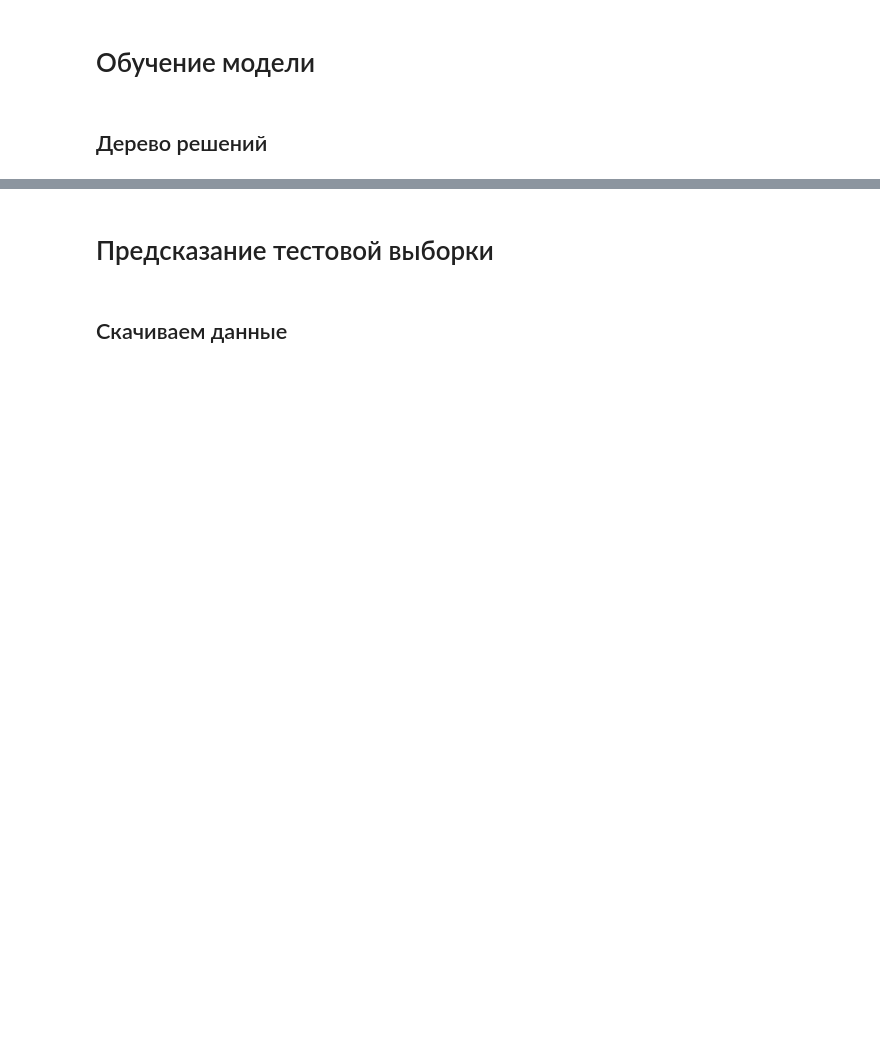
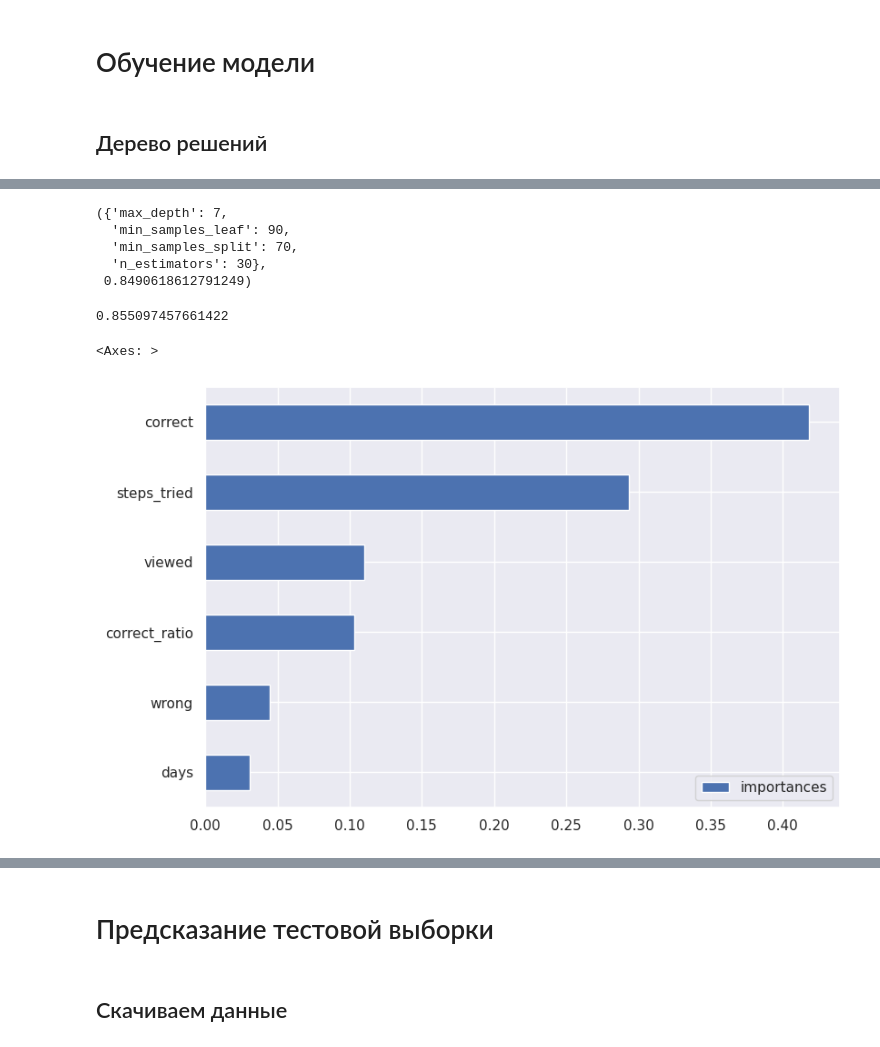
Before and after one commit to AzMax22/Stepik_DS_course, a Jupyter notebook: Stepic_DS_contest_.ipynb, the cells around one changed output, grey strips where cells are left out. Saved outputs shown, nothing was run; the diff lists cells and outputs as text; code cells hidden in the pictures; blank space fills up the shorter version.

Commit message:
Add RandomForest alg

```diff
--- a/Stepic_DS_contest_.ipynb
+++ b/Stepic_DS_contest_.ipynb
@@ -598,15 +600,15 @@ X.shape, y.shape
 # %% [markdown]
 ## Дерево решений
 # %%
-clf = DecisionTreeClassifier()
+tree_clf = DecisionTreeClassifier()
 
 
 param_grid =  {'criterion': ["gini", "entropy"], \
                'min_samples_split':range(100, 1001, 100), \
-               'max_depth':range(10, 101, 10), \
+               'max_depth':range(1, 15, 1), \
                'min_samples_leaf':range(100, 1001, 100)}
 
-search = RandomizedSearchCV(clf, param_grid, scoring="roc_auc", verbose=2)
+search = RandomizedSearchCV(tree_clf, param_grid, scoring="roc_auc", verbose=2)
 
 search.fit(X, y)
 
@@ -661,0 +665,15 @@ res.sort_values(by="rank_test_score").head(20)
+# %%
+rf_clf = RandomForestClassifier()
+
+
+param_grid =  {"n_estimators": range(10,101,20),
+                "max_depth": range( 5, 11, 2),
+                "min_samples_leaf": range(50, 100, 20),
+                "min_samples_split": range(50, 100,20)
+                }
+
+search = GridSearchCV(rf_clf, param_grid, scoring="roc_auc", verbose=2)
+
+search.fit(X, y)
+
+rf_clf = search.best_estimator_
@@ -661,0 +698,28 @@ res.sort_values(by="rank_test_score").head(20)
+# %%
+search.best_params_ , search.best_score_
+# %% [output]
+({'max_depth': 7,
+  'min_samples_leaf': 90,
+  'min_samples_split': 70,
+  'n_estimators': 30},
+ 0.8490618612791249)
+# %%
+best_params2 = {'max_depth': 7,
+                'min_samples_leaf': 90,
+                'min_samples_split': 70,
+                'n_estimators': 30} #= 0.85509
+
+
+best_rf = RandomForestClassifier(**best_params2)
+
+best_rf.fit(X,y)
+
+sk.metrics.roc_auc_score(y , rf_clf.predict_proba(X)[:, 1])
+# %% [output]
+0.855097457661422
+# %%
+feature_imp_df = pd.DataFrame({"importances": rf_clf.feature_importances_}, index=X.columns)
+feature_imp_df.sort_values("importances").plot(kind="barh")
+# %% [output]
+<Axes: >
+[figure, added]
```
Also changed, not shown: parts of 27 cells of this notebook.
